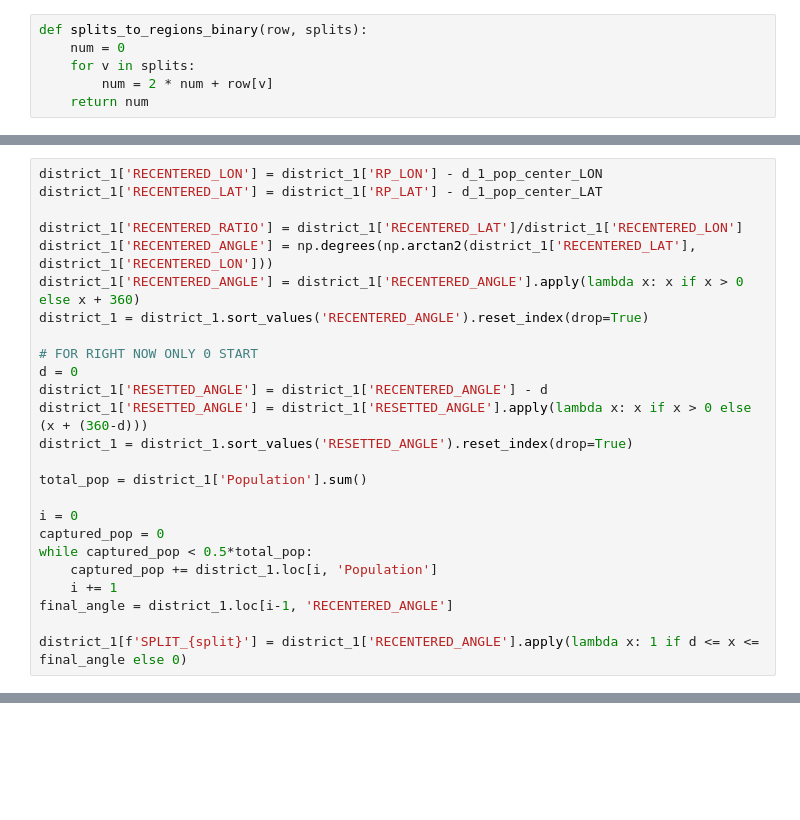
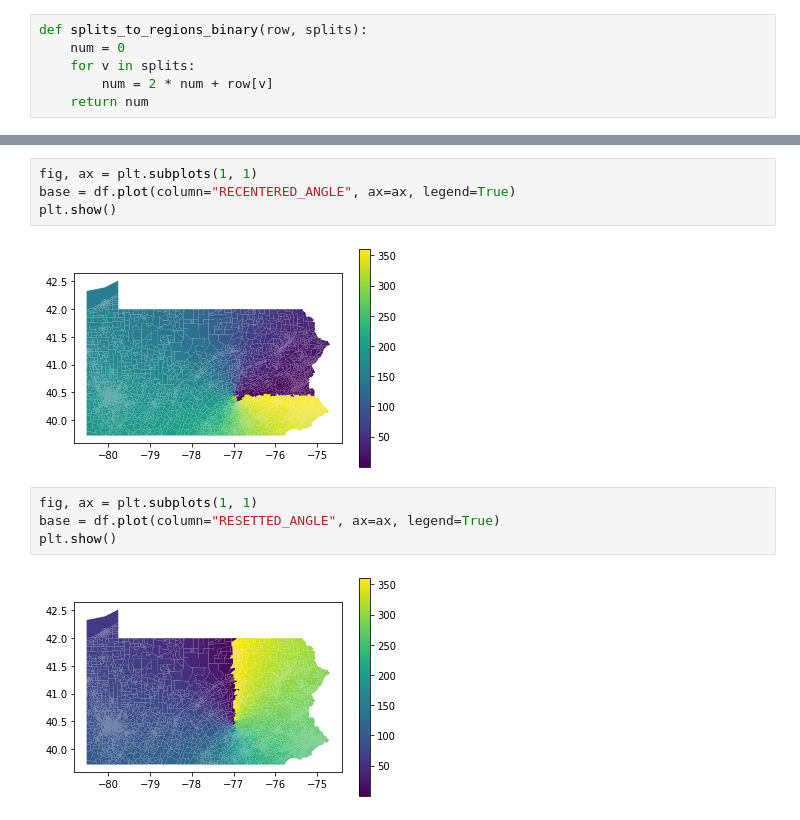
Before and after one commit to yagnesh7/clock-hand-redistricting, a Jupyter notebook: redistricting/population_splits.ipynb, the cells around one changed output, grey strips where cells are left out. Drawn from its saved outputs; the diff is of its cells as text; blank space fills up the shorter version.

Commit message:
recursive splitting

```diff
--- a/redistricting/population_splits.ipynb
+++ b/redistricting/population_splits.ipynb
@@ -140,25 +18,0 @@ district_0[f'SPLIT_{split}'] = district_0['RECENTERED_ANGLE'].apply(lambda x: 1
-# %%
-district_1['RECENTERED_LON'] = district_1['RP_LON'] - d_1_pop_center_LON
-district_1['RECENTERED_LAT'] = district_1['RP_LAT'] - d_1_pop_center_LAT
-
-district_1['RECENTERED_RATIO'] = district_1['RECENTERED_LAT']/district_1['RECENTERED_LON']
-district_1['RECENTERED_ANGLE'] = np.degrees(np.arctan2(district_1['RECENTERED_LAT'], district_1['RECENTERED_LON']))
-district_1['RECENTERED_ANGLE'] = district_1['RECENTERED_ANGLE'].apply(lambda x: x if x > 0 else x + 360)
-district_1 = district_1.sort_values('RECENTERED_ANGLE').reset_index(drop=True)
-
-# FOR RIGHT NOW ONLY 0 START
-d = 0
-district_1['RESETTED_ANGLE'] = district_1['RECENTERED_ANGLE'] - d
-district_1['RESETTED_ANGLE'] = district_1['RESETTED_ANGLE'].apply(lambda x: x if x > 0 else (x + (360-d)))
-district_1 = district_1.sort_values('RESETTED_ANGLE').reset_index(drop=True)
-
-total_pop = district_1['Population'].sum()
-
-i = 0
-captured_pop = 0
-while captured_pop < 0.5*total_pop:
-    captured_pop += district_1.loc[i, 'Population']
-    i += 1
-final_angle = district_1.loc[i-1, 'RECENTERED_ANGLE']
-
-district_1[f'SPLIT_{split}'] = district_1['RECENTERED_ANGLE'].apply(lambda x: 1 if d <= x <= final_angle else 0)
@@ -278,0 +110,12 @@ r_1_pop_center_LAT =  (region_1['RP_LAT'] * region_1['Population']).sum()/region
+# %%
+fig, ax = plt.subplots(1, 1)
+base = df.plot(column="RECENTERED_ANGLE", ax=ax, legend=True)
+plt.show()
+# %% [output]
+[figure, added]
+# %%
+fig, ax = plt.subplots(1, 1)
+base = df.plot(column="RESETTED_ANGLE", ax=ax, legend=True)
+plt.show()
+# %% [output]
+[figure, added]
```
Also changed, not shown: parts of 33 cells of this notebook.
